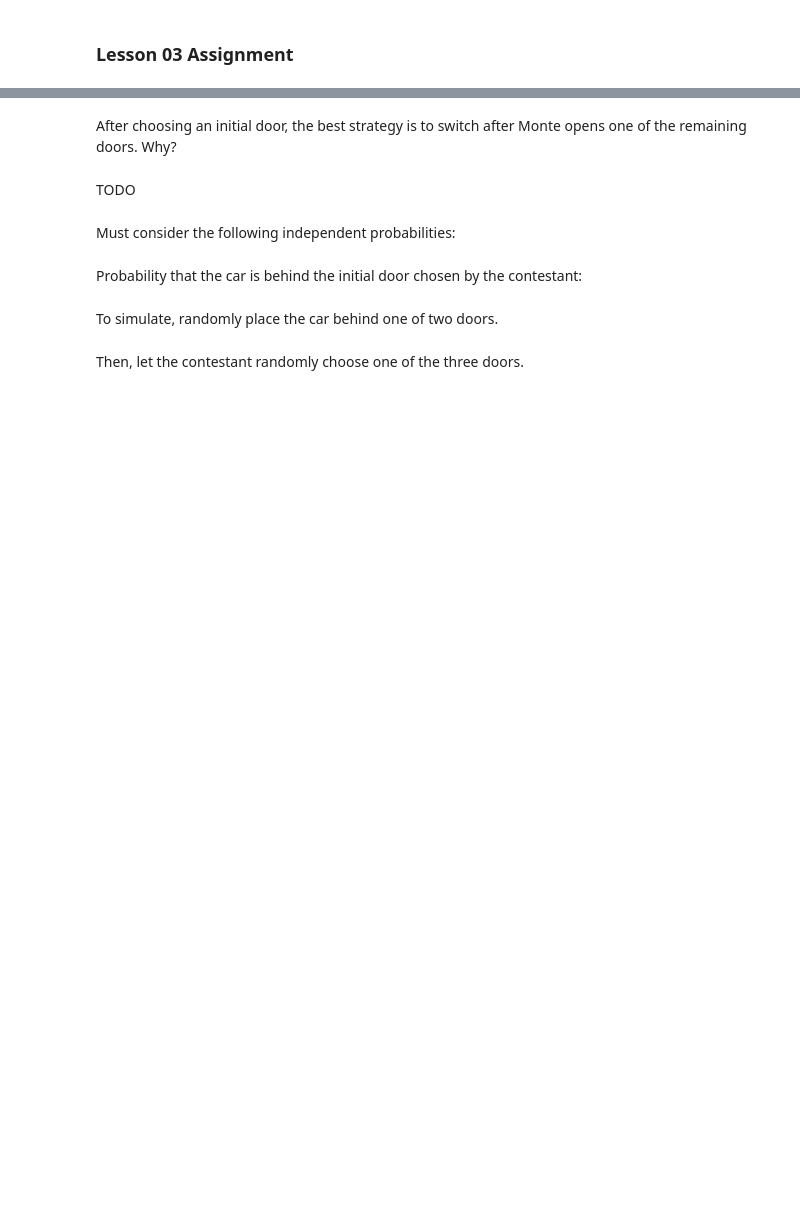
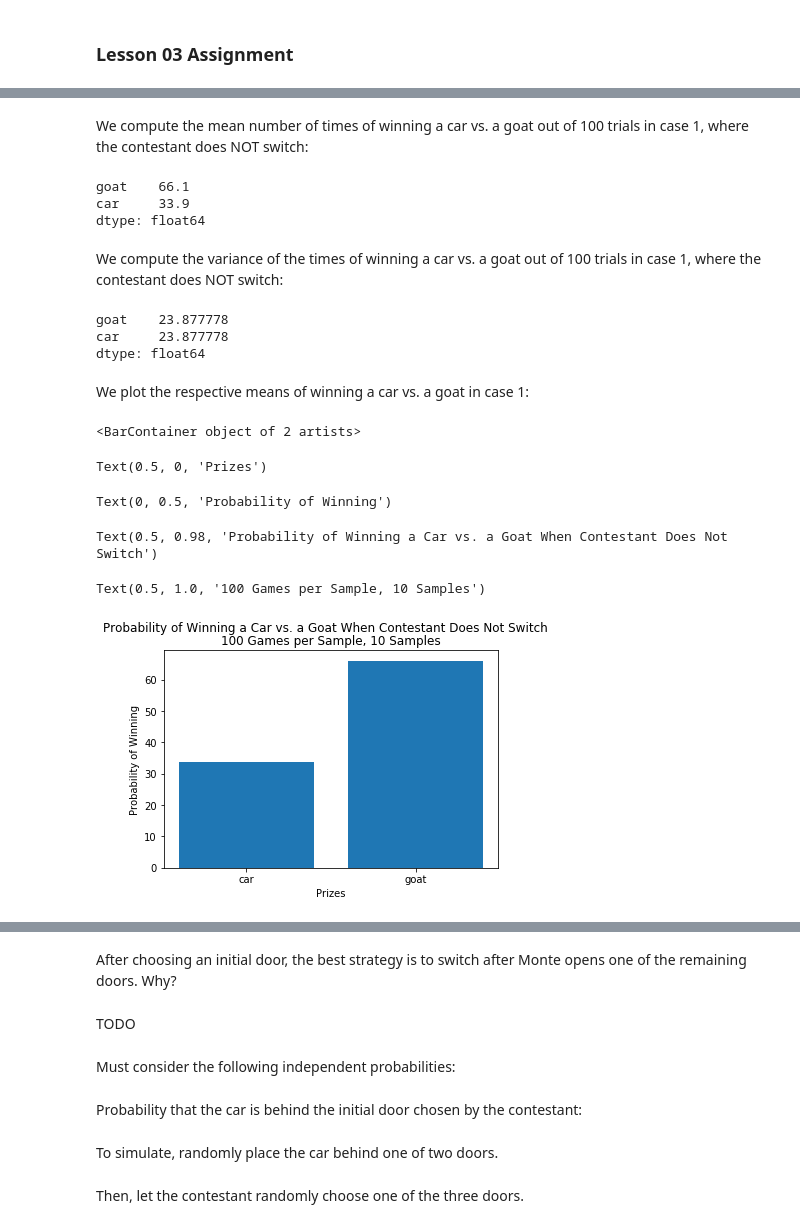
Before and after one commit to pelorenz/data-science-410, a Jupyter notebook: PeterLorenz-L03-MontyHall.ipynb, the cells around one changed output, grey strips where cells are left out. Drawn from its saved outputs; the diff is of its cells as text; code cells hidden in the pictures; blank space fills up the shorter version.

```diff
--- a/PeterLorenz-L03-MontyHall.ipynb
+++ b/PeterLorenz-L03-MontyHall.ipynb
@@ -184,0 +301,33 @@ Text(0.5, 1.0, '100 Games per Sample, 10 Samples')
+# %% [markdown]
+We compute the mean number of times of winning a car vs. a goat out of 100 trials in case 1, where the contestant does NOT switch:
+# %%
+no_switch_samples_mean = no_switch_samples.mean()
+no_switch_samples_mean
+# %% [output]
+goat    66.1
+car     33.9
+dtype: float64
+# %% [markdown]
+We compute the variance of the times of winning a car vs. a goat out of 100 trials in case 1, where the contestant does NOT switch:
+# %%
+no_switch_samples_var = no_switch_samples.var()
+no_switch_samples_var
+# %% [output]
+goat    23.877778
+car     23.877778
+dtype: float64
+# %% [markdown]
+We plot the respective means of winning a car vs. a goat in case 1:
+# %%
+plt.bar(['car', 'goat'], [no_switch_samples_mean['car'], no_switch_samples_mean['goat']])
+plt.xlabel('Prizes')
+plt.ylabel('Probability of Winning')
+plt.suptitle('Probability of Winning a Car vs. a Goat When Contestant Does Not Switch')
+plt.title(str(GAMES_PER_SAMPLE) + ' Games per Sample, ' + str(NUMBER_OF_SAMPLES) + ' Samples')
+# %% [output]
+<BarContainer object of 2 artists>
+Text(0.5, 0, 'Prizes')
+Text(0, 0.5, 'Probability of Winning')
+Text(0.5, 0.98, 'Probability of Winning a Car vs. a Goat When Contestant Does Not Switch')
+Text(0.5, 1.0, '100 Games per Sample, 10 Samples')
+[figure, added]
```
Also changed, not shown: parts of 68 cells of this notebook.
